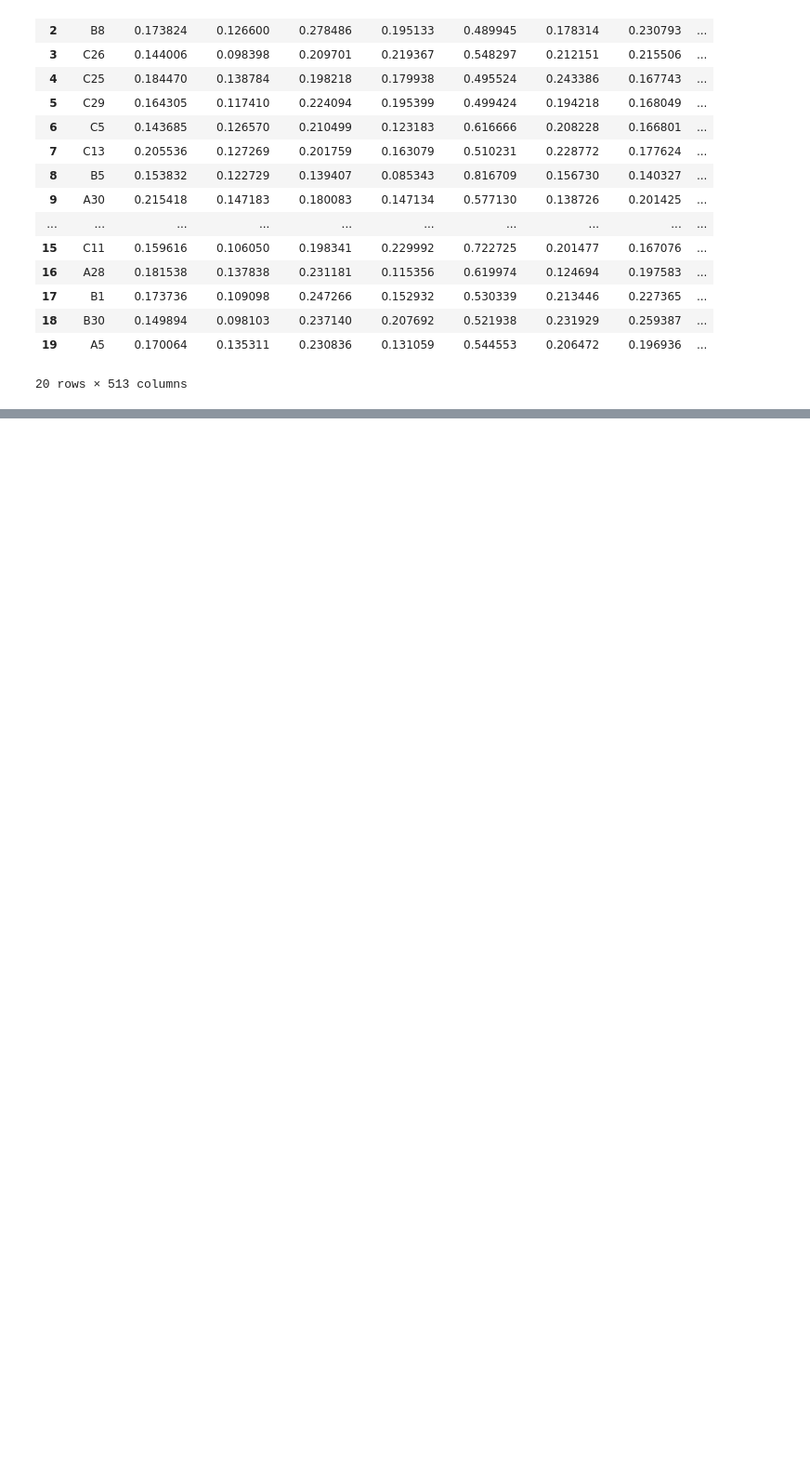
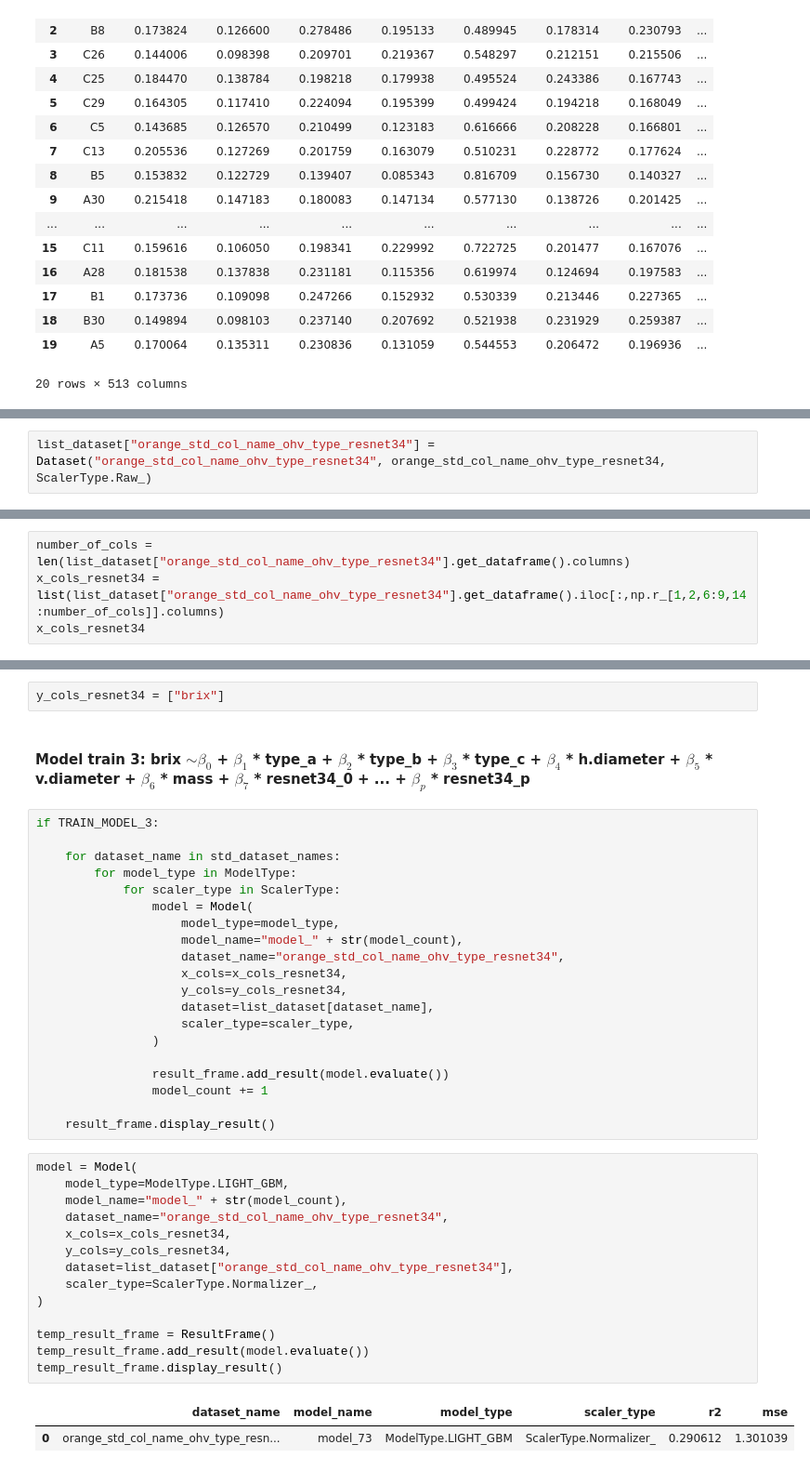
Before and after one commit to DucTrung1802/DS, a Jupyter notebook: Orange/orange.ipynb, the cells around one changed output, grey strips where cells are left out. Shown at 93% size. Cells and saved outputs as stored; diff of their text form; blank space fills up the shorter version.

Commit message:
CHECKPOINT: start training resnet34 dataset

```diff
--- a/Orange/orange.ipynb
+++ b/Orange/orange.ipynb
@@ -995,0 +1043,2 @@ Error:
+# %%
+list_dataset["orange_std_col_name_ohv_type_resnet34"] = Dataset("orange_std_col_name_ohv_type_resnet34", orange_std_col_name_ohv_type_resnet34, ScalerType.Raw_)
@@ -995,0 +1077,4 @@ Error:
+# %%
+number_of_cols = len(list_dataset["orange_std_col_name_ohv_type_resnet34"].get_dataframe().columns)
+x_cols_resnet34 = list(list_dataset["orange_std_col_name_ohv_type_resnet34"].get_dataframe().iloc[:,np.r_[1,2,6:9,14:number_of_cols]].columns)
+x_cols_resnet34
@@ -995,0 +1099,41 @@ Error:
+# %%
+y_cols_resnet34 = ["brix"]
+# %% [markdown]
+#### Model train 3: brix $ \sim \beta_0 $ + $ \beta_1 $ * type_a + $ \beta_2 $ * type_b + $ \beta_3 $ * type_c + $ \beta_4 $ * h.diameter + $ \beta_5 $ * v.diameter + $ \beta_6 $ * mass + $ \beta_7 $ * resnet34_0 + ... + $ \beta_p $ * resnet34_p
+# %%
+if TRAIN_MODEL_3:
+
+    for dataset_name in std_dataset_names:
+        for model_type in ModelType:
+            for scaler_type in ScalerType:
+                model = Model(
+                    model_type=model_type,
+                    model_name="model_" + str(model_count),
+                    dataset_name="orange_std_col_name_ohv_type_resnet34",
+                    x_cols=x_cols_resnet34,
+                    y_cols=y_cols_resnet34,
+                    dataset=list_dataset[dataset_name],
+                    scaler_type=scaler_type,
+                )
+
+                result_frame.add_result(model.evaluate())
+                model_count += 1
+
+    result_frame.display_result()
+# %%
+model = Model(
+    model_type=ModelType.LIGHT_GBM,
+    model_name="model_" + str(model_count),
+    dataset_name="orange_std_col_name_ohv_type_resnet34",
+    x_cols=x_cols_resnet34,
+    y_cols=y_cols_resnet34,
+    dataset=list_dataset["orange_std_col_name_ohv_type_resnet34"],
+    scaler_type=ScalerType.Normalizer_,
+)
+
+temp_result_frame = ResultFrame()
+temp_result_frame.add_result(model.evaluate())
+temp_result_frame.display_result()
+# %% [output]
+|  | dataset_name | model_name | model_type | scaler_type | r2 | mse |
+| 0 | orange_std_col_name_ohv_type_resn... | model_73 | ModelType.LIGHT_GBM | ScalerType.Normalizer_ | 0.290612 | 1.301039 |
```
Also changed, not shown: parts of 13 cells of this notebook.
